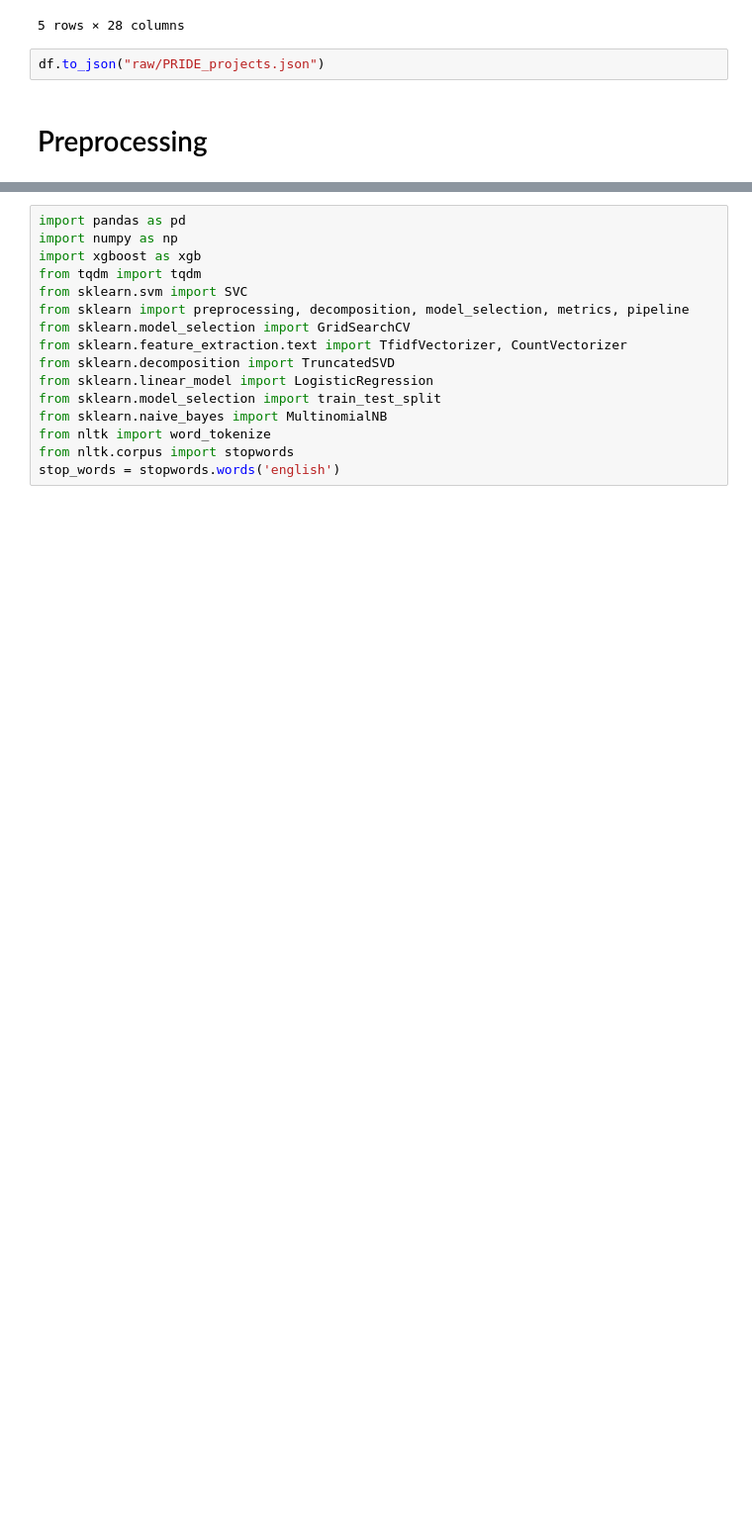
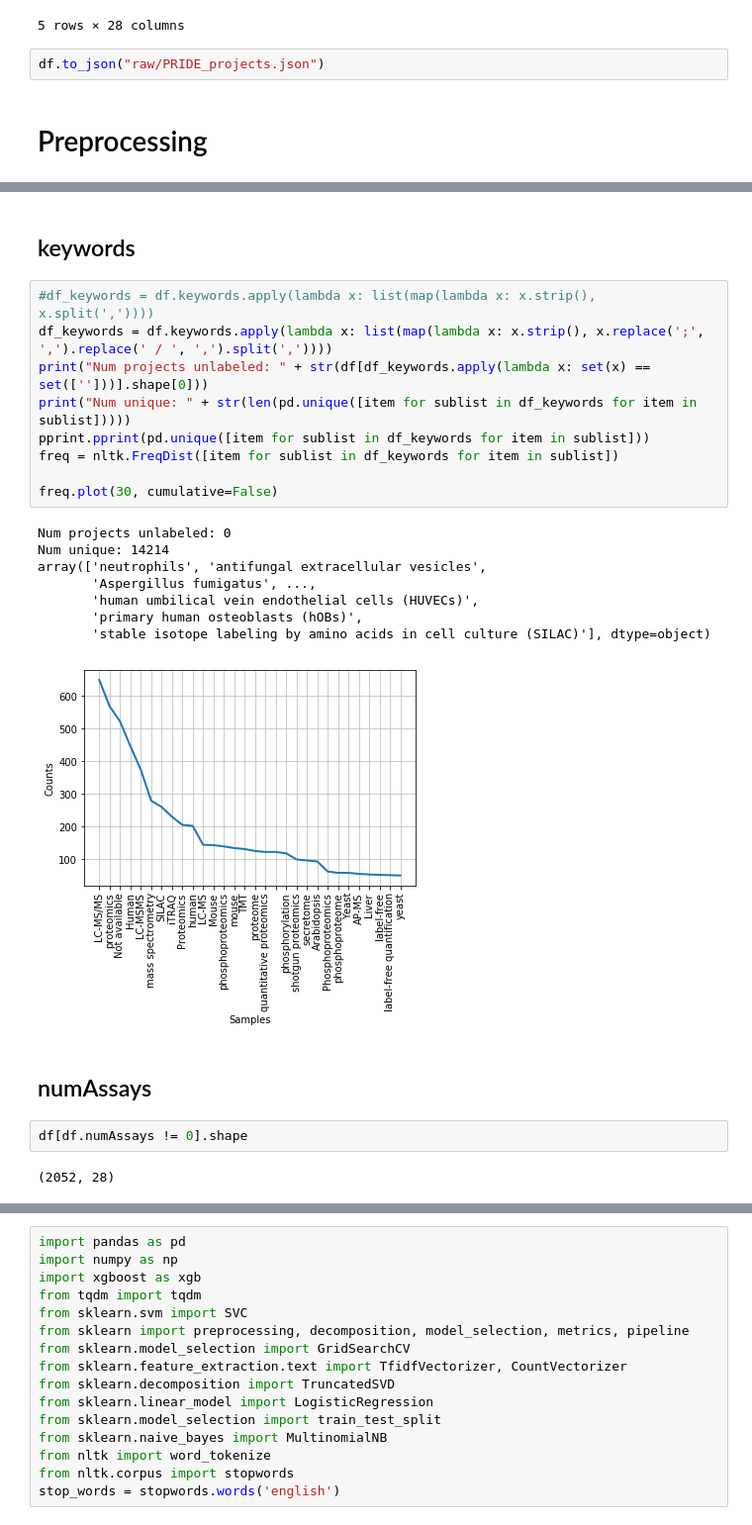
Before and after one commit to austinkeller/proteomics-nlp-exploration, a Jupyter notebook: notebook.ipynb, the cells around one changed output, grey strips where cells are left out. Shown: that part at 99% size. Saved outputs shown, nothing was run; the diff lists cells and outputs as text; blank space fills up the shorter version.

```diff
--- a/notebook.ipynb
+++ b/notebook.ipynb
@@ -203,0 +315,26 @@ df.to_json("raw/PRIDE_projects.json")
+# %% [markdown]
+## keywords
+# %%
+#df_keywords = df.keywords.apply(lambda x: list(map(lambda x: x.strip(), x.split(','))))
+df_keywords = df.keywords.apply(lambda x: list(map(lambda x: x.strip(), x.replace(';', ',').replace(' / ', ',').split(','))))
+print("Num projects unlabeled: " + str(df[df_keywords.apply(lambda x: set(x) == set(['']))].shape[0]))
+print("Num unique: " + str(len(pd.unique([item for sublist in df_keywords for item in sublist]))))
+pprint.pprint(pd.unique([item for sublist in df_keywords for item in sublist]))
+freq = nltk.FreqDist([item for sublist in df_keywords for item in sublist])
+
+freq.plot(30, cumulative=False)
+# %% [output]
+Num projects unlabeled: 0
+Num unique: 14214
+array(['neutrophils', 'antifungal extracellular vesicles',
+       'Aspergillus fumigatus', ...,
+       'human umbilical vein endothelial cells (HUVECs)',
+       'primary human osteoblasts (hOBs)',
+       'stable isotope labeling by amino acids in cell culture (SILAC)'], dtype=object)
+[figure, added]
+# %% [markdown]
+## numAssays
+# %%
+df[df.numAssays != 0].shape
+# %% [output]
+(2052, 28)
```
Also changed, not shown: parts of 76 cells of this notebook, 1 other file.
